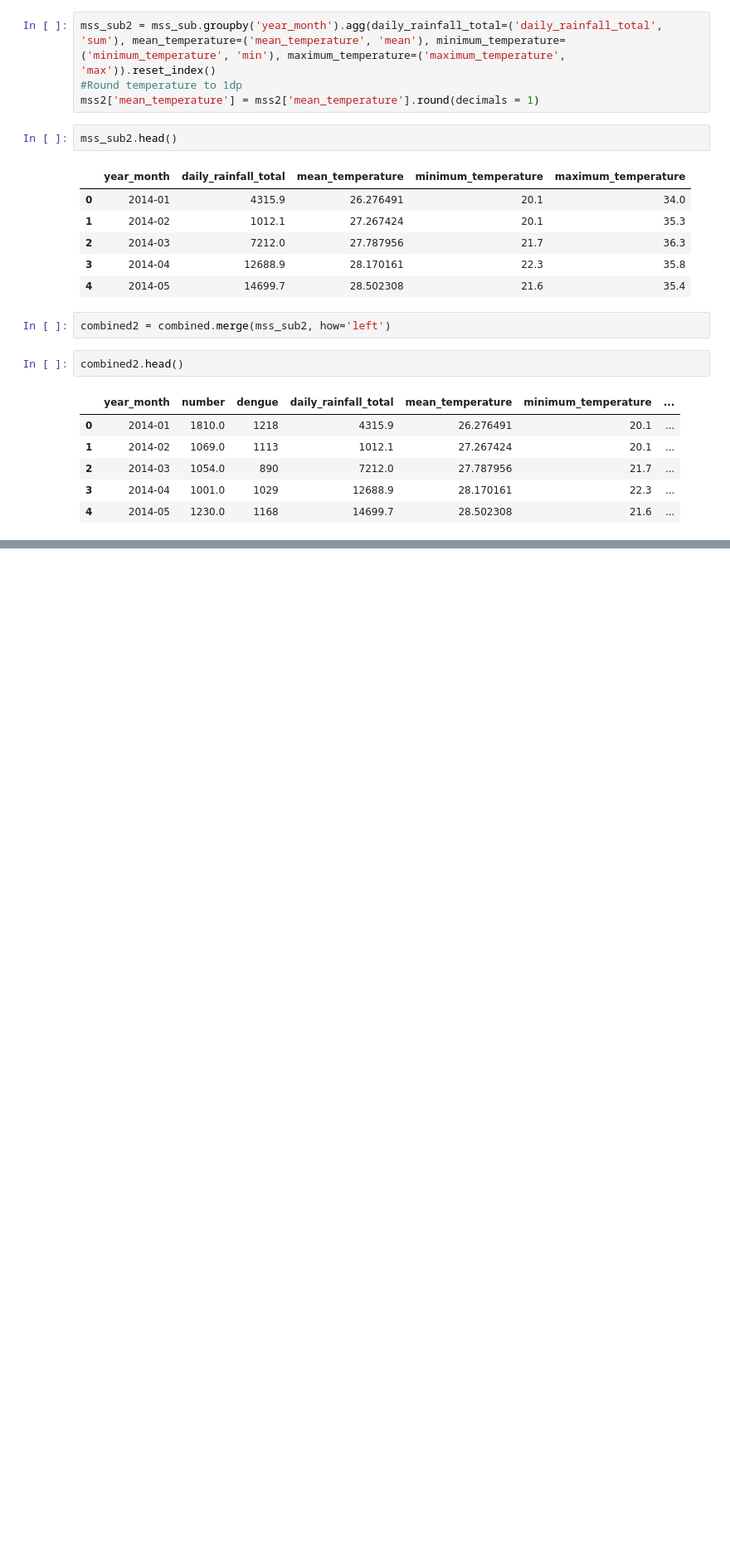
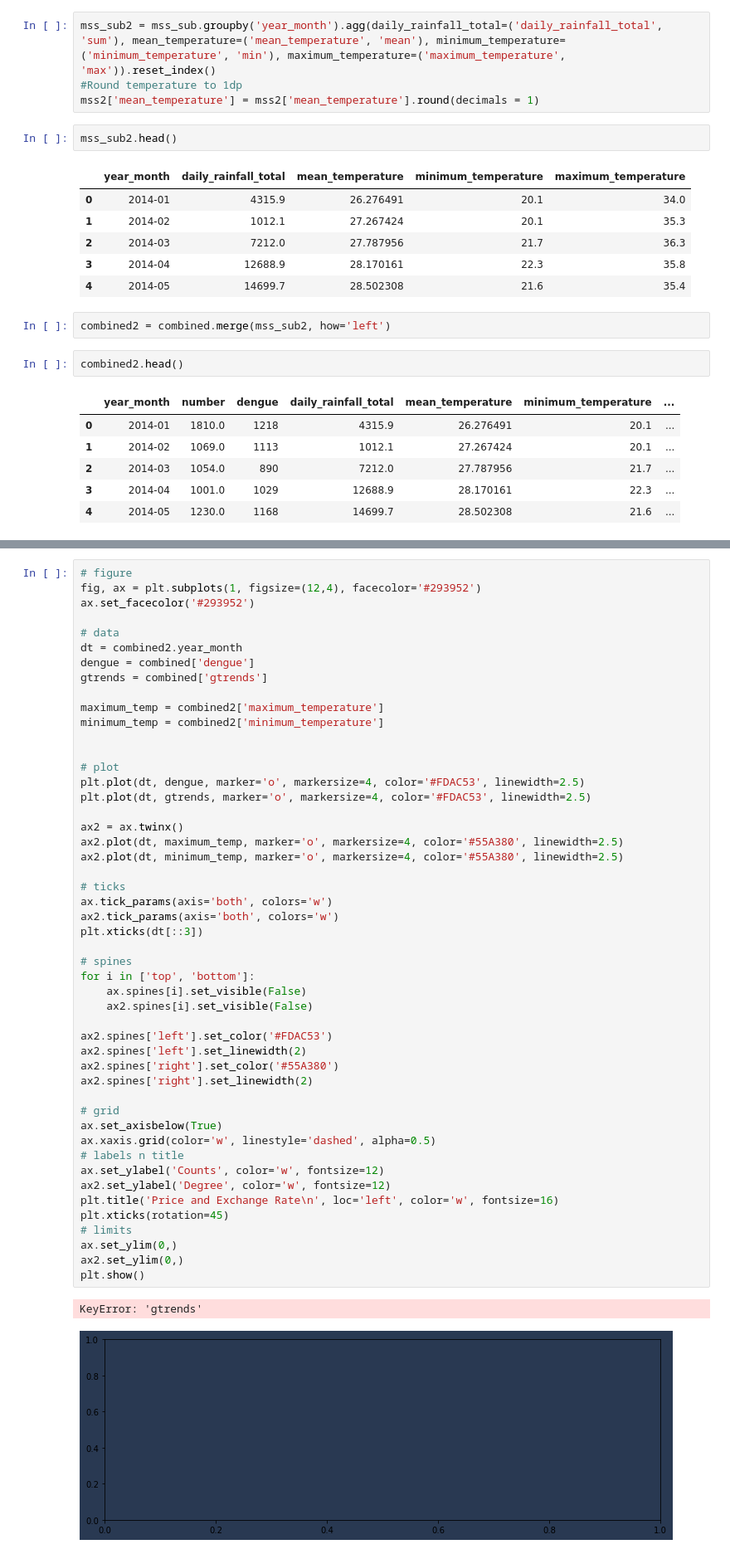
Before and after one commit to garyfoohw/GA_DSIF_Dengue, a Jupyter notebook: src/02_EDA_Anni.ipynb, the cells around one changed output, grey strips where cells are left out. Shown at 83% size. Saved outputs shown, nothing was run; the diff lists cells and outputs as text; blank space fills up the shorter version.

```diff
--- a/src/02_EDA_Anni.ipynb
+++ b/src/02_EDA_Anni.ipynb
@@ -838,0 +858,52 @@ plt.xticks(rotation=45);
+# %%
+# figure
+fig, ax = plt.subplots(1, figsize=(12,4), facecolor='#293952')
+ax.set_facecolor('#293952')
+
+# data
+dt = combined2.year_month
+dengue = combined['dengue']
+gtrends = combined['gtrends']
+
+maximum_temp = combined2['maximum_temperature']
+minimum_temp = combined2['minimum_temperature']
+
+
+# plot
+plt.plot(dt, dengue, marker='o', markersize=4, color='#FDAC53', linewidth=2.5)
+plt.plot(dt, gtrends, marker='o', markersize=4, color='#FDAC53', linewidth=2.5)
+
+ax2 = ax.twinx()
+ax2.plot(dt, maximum_temp, marker='o', markersize=4, color='#55A380', linewidth=2.5)
+ax2.plot(dt, minimum_temp, marker='o', markersize=4, color='#55A380', linewidth=2.5)
+
+# ticks
+ax.tick_params(axis='both', colors='w')
+ax2.tick_params(axis='both', colors='w')
+plt.xticks(dt[::3])
+
+# spines
+for i in ['top', 'bottom']:
+    ax.spines[i].set_visible(False)
+    ax2.spines[i].set_visible(False)
+
+ax2.spines['left'].set_color('#FDAC53')
+ax2.spines['left'].set_linewidth(2)
+ax2.spines['right'].set_color('#55A380')
+ax2.spines['right'].set_linewidth(2)
+
+# grid
+ax.set_axisbelow(True)
+ax.xaxis.grid(color='w', linestyle='dashed', alpha=0.5)
+# labels n title
+ax.set_ylabel('Counts', color='w', fontsize=12)
+ax2.set_ylabel('Degree', color='w', fontsize=12)
+plt.title('Price and Exchange Rate\n', loc='left', color='w', fontsize=16)
+plt.xticks(rotation=45)
+# limits
+ax.set_ylim(0,)
+ax2.set_ylim(0,)
+plt.show()
+# %% [output]
+KeyError: 'gtrends'
+[figure, added]
```
Also changed, not shown: parts of 4 cells of this notebook.
